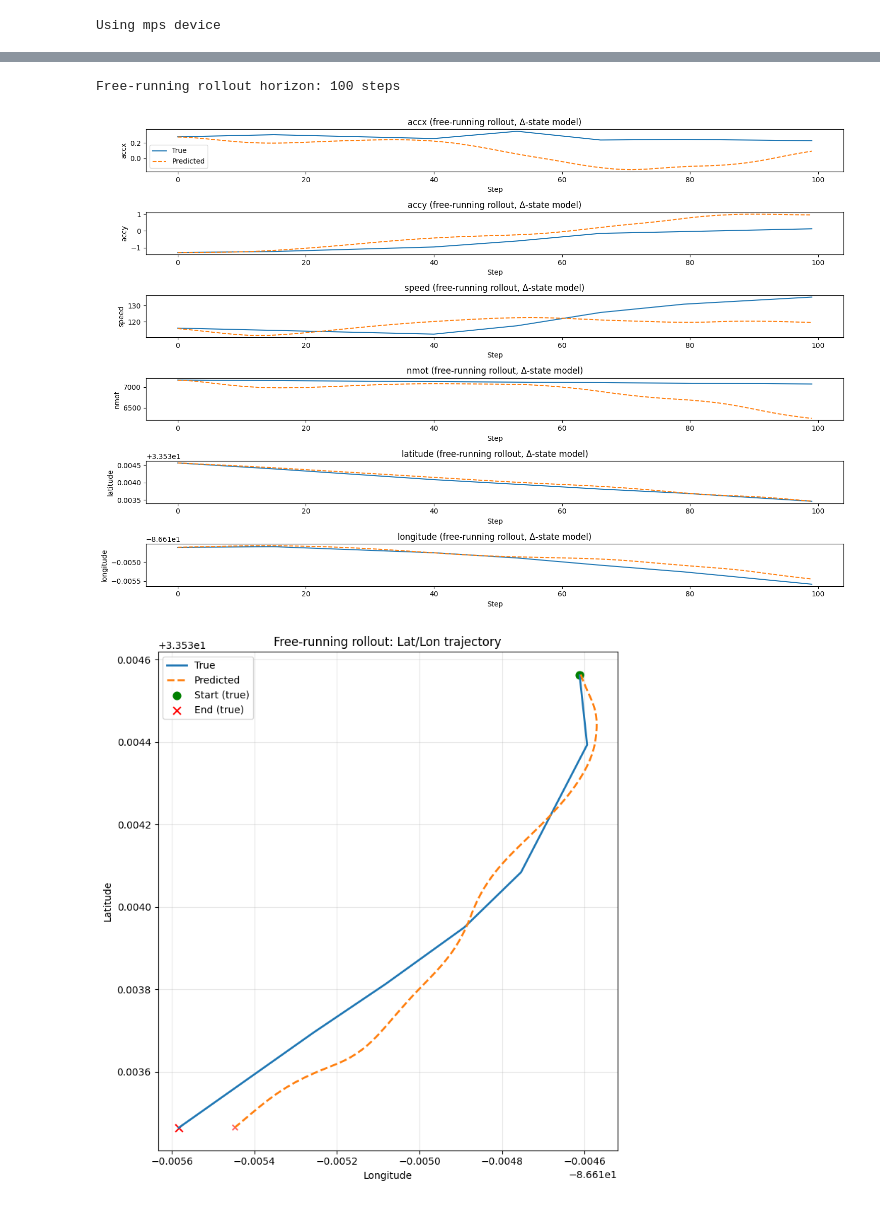
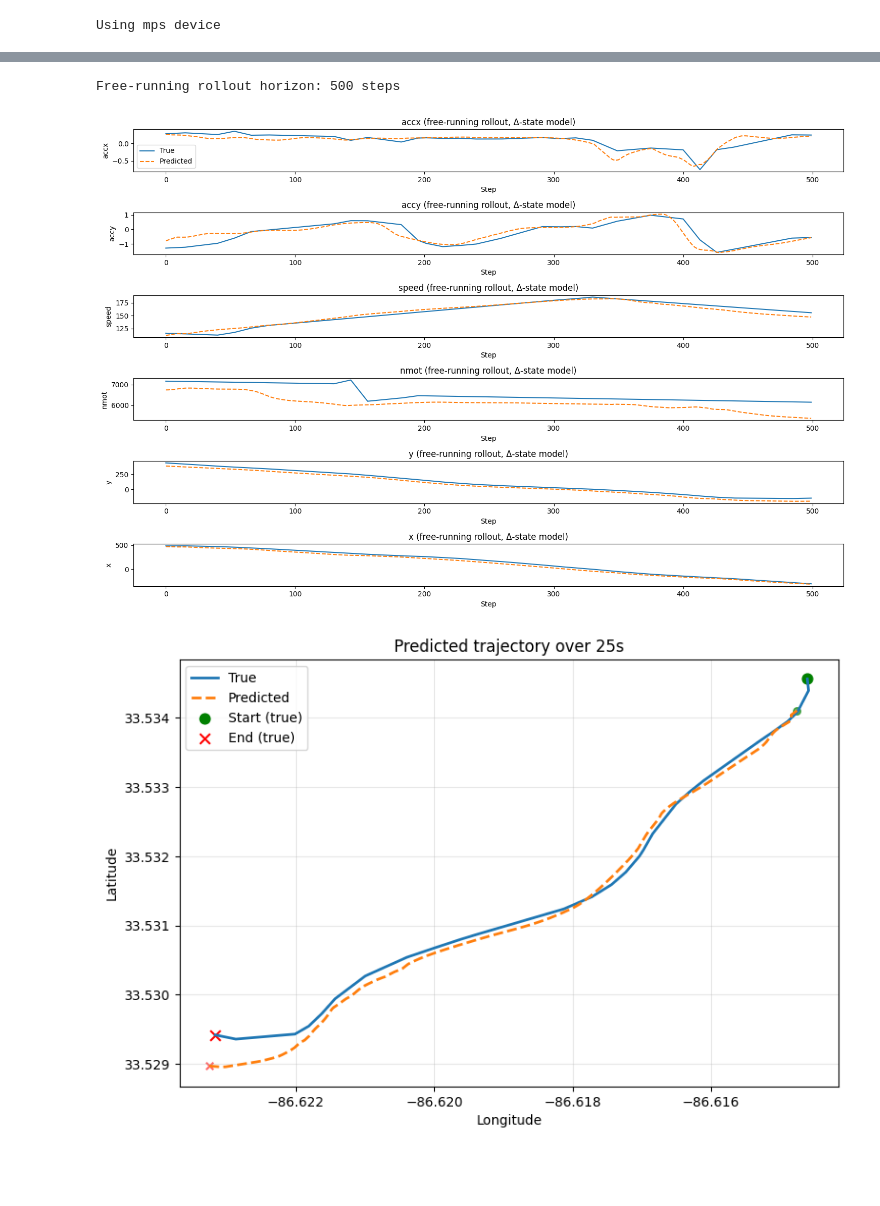
Before and after one commit to UBC-Solar/hack_the_track, a Jupyter notebook: backend/telemetry/test_car_13.ipynb, the cells around one changed output, grey strips where cells are left out. Cells and saved outputs as stored; diff of their text form; code cells hidden in the pictures; blank space fills up the shorter version.

```diff
--- a/backend/telemetry/test_car_13.ipynb
+++ b/backend/telemetry/test_car_13.ipynb
@@ -122,7 +152,7 @@ class CarSequenceDataset(torch.utils.data.Dataset):
         # single next state: at time t + seq_len
         y_next = self.states[idx + self.seq_len]               # [output_size]
 
-        return x_seq, y_next
+        return x_seq, y_next, idx
 
 
 class RNN(nn.Module):
@@ -155,9 +185,9 @@ from sklearn.preprocessing import StandardScaler
 cols_to_scale = state + control
 
 # Fit scaler on the training portion only
-train_len = int(0.8 * len(final_df_car13))
-df_train_raw = final_df_car13.iloc[:train_len].reset_index(drop=True)
-df_test_raw  = final_df_car13.iloc[train_len:].reset_index(drop=True)
+train_len = int(0.8 * len(final_df_car13_xy))
+df_train_raw = final_df_car13_xy.iloc[:train_len].reset_index(drop=True)
+df_test_raw  = final_df_car13_xy.iloc[train_len:].reset_index(drop=True)
 
 scaler = StandardScaler()
 scaler.fit(df_train_raw[cols_to_scale])  # fit only on train
@@ -300,7 +392,7 @@ horizon = 100
 horizon = min(horizon, len(test_dataset))
 
 state_dim = len(state)
-state_names = ['accx', 'accy', 'speed', 'nmot', 'latitude', 'longitude']
+state_names = ['accx', 'accy', 'speed', 'nmot', 'y', 'x']
 num_states = len(state_names)
 
 all_true = []
@@ -309,7 +401,7 @@ all_pred = []
 with torch.no_grad():
     for idx in range(horizon):
         # x_seq: [seq_len, in_features], y_true: [state_dim]
-        x_seq, y_true = test_dataset[idx]
+        x_seq, y_true, _ = test_dataset[idx]
 
         # move to device, add batch dim
         x_seq_dev = x_seq.unsqueeze(0).to(device)  # [1, seq_len, in_features]
@@ -372,7 +464,7 @@ seq_len    = test_dataset.seq_len
 state_dim  = len(state)
 state_names = state                      # ['accx', 'accy', ...]
 num_states = state_dim
-horizon    = 100                         # how many steps to roll
+horizon    = 500                         # how many steps to roll
 
 # underlying standardized tensors from the dataset
 states   = test_dataset.states    # [N, state_dim], already standardized
@@ -385,8 +477,10 @@ horizon = min(horizon, max_horizon)
 print(f"Free-running rollout horizon: {horizon} steps")
 
 # --- 1. initialise window with TRUE data (teacher-forced for the initial seq_len) ---
-current_states   = states[:seq_len].clone().cpu()     # [seq_len, state_dim]
-current_controls = controls[:seq_len].clone().cpu()   # [seq_len, ctrl_dim]
+start_idx = 2000   # or any valid index
+
+current_states   = states[start_idx : start_idx + seq_len].clone().cpu()
+current_controls = controls[start_idx : start_idx + seq_len].clone().cpu()
 
 pred_states_list = []
 
@@ -458,46 +552,49 @@ for i, name in enumerate(state_names):
 plt.tight_layout()
 plt.show()
 # %% [output]
-Free-running rollout horizon: 100 steps
+Free-running rollout horizon: 500 steps
-[figure, old version]
+[figure, new version]
 # %%
 import matplotlib.pyplot as plt
 import numpy as np
 
 # indices of latitude / longitude in your state vector
-lat_idx = state.index("latitude")
-lon_idx = state.index("longitude")
+x_idx = state.index("x")
+y_idx = state.index("y")
 
 # extract lat/lon for the free-running horizon
-true_lat = true_seq_plot[:, lat_idx]
-true_lon = true_seq_plot[:, lon_idx]
+y_true = true_seq_plot[:, y_idx]
+x_true = true_seq_plot[:, x_idx]
 
-pred_lat = pred_seq_plot[:, lat_idx]
-pred_lon = pred_seq_plot[:, lon_idx]
+y_pred = pred_seq_plot[:, y_idx]
+x_pred = pred_seq_plot[:, x_idx]
+
+true_lat, true_lon = xy_to_latlon(x_true, y_true, lat0_deg, lon0_deg)
+pred_lat, pred_lon = xy_to_latlon(x_pred, y_pred, lat0_deg, lon0_deg)
 
 plt.figure(figsize=(8, 8))
 
 # True path
 plt.plot(true_lon, true_lat, label="True", linewidth=2)
 
 # Predicted path
 plt.plot(pred_lon, pred_lat, label="Predicted", linestyle="--", linewidth=2)
 
 # Optional: mark start/end points
 plt.scatter(true_lon[0], true_lat[0], c="green", marker="o", s=60, label="Start (true)")
 plt.scatter(true_lon[-1], true_lat[-1], c="red", marker="x", s=60, label="End (true)")
 
 plt.scatter(pred_lon[0], pred_lat[0], c="green", marker="o", s=30, alpha=0.6)
 plt.scatter(pred_lon[-1], pred_lat[-1], c="red", marker="x", s=30, alpha=0.6)
 
 plt.xlabel("Longitude")
 plt.ylabel("Latitude")
-plt.title("Free-running rollout: Lat/Lon trajectory")
+plt.title("Predicted trajectory over 25s")
 plt.legend()
 plt.gca().set_aspect("equal", "box")  # keep aspect ratio so geometry looks right
 plt.grid(True, alpha=0.3)
 
 plt.tight_layout()
 plt.show()
 # %% [output]
-[figure, old version]
+[figure, new version]
```
Also changed, not shown: parts of 5 cells of this notebook.
